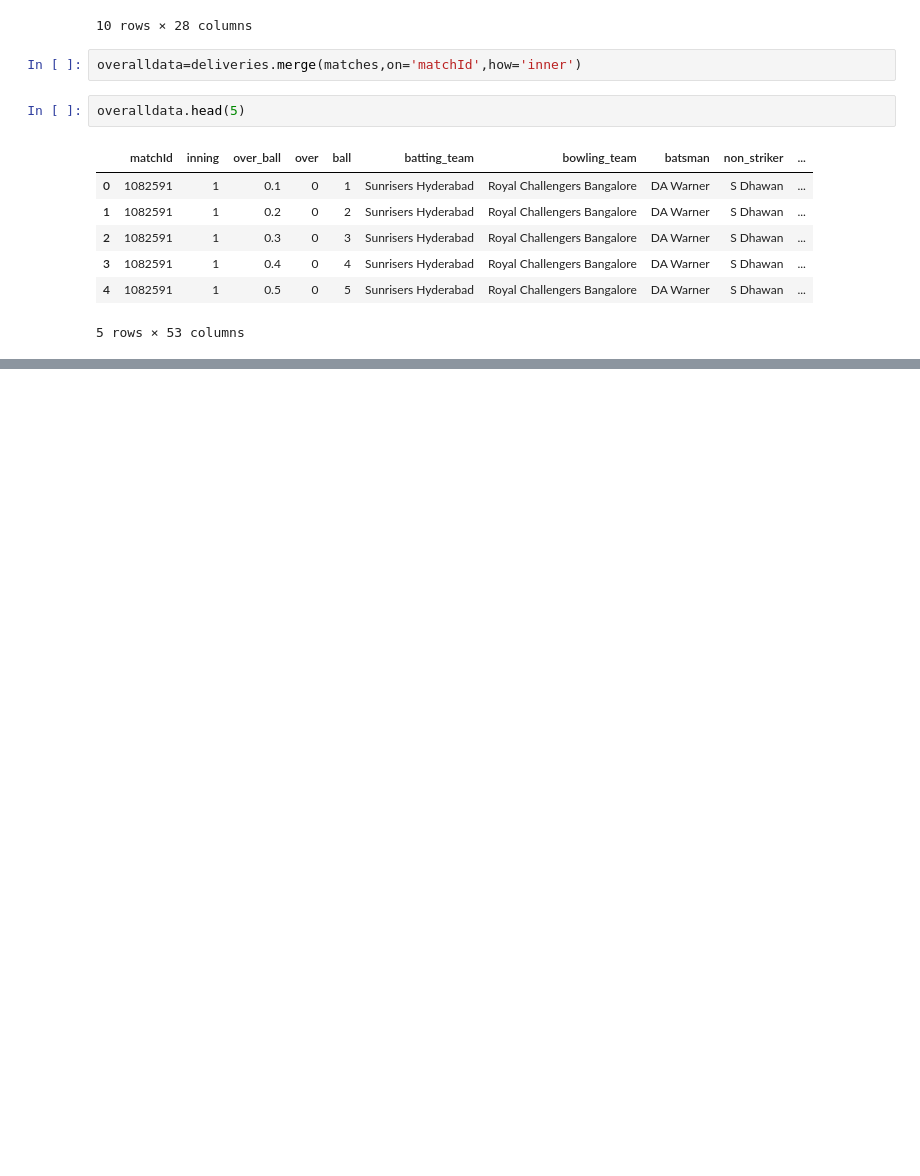
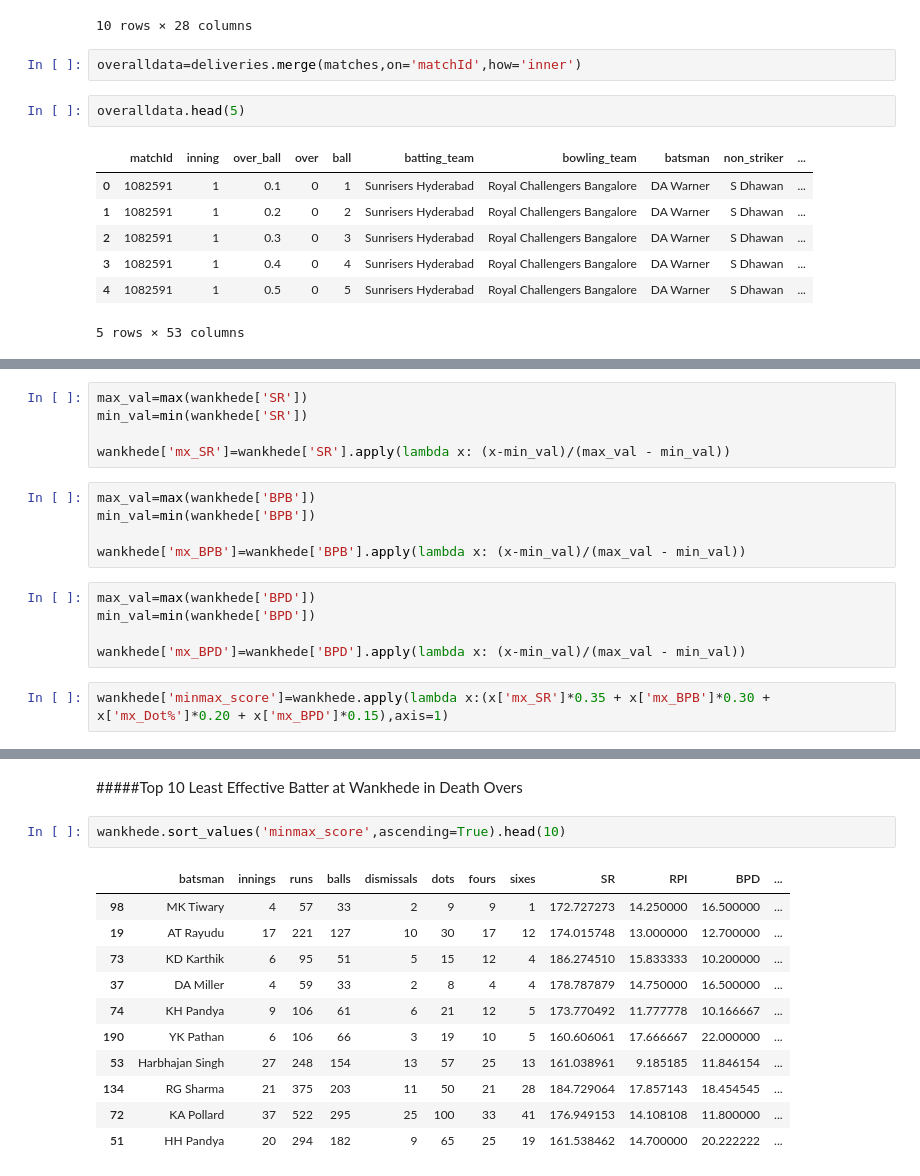
Before and after one commit to MahimnaDarji/Cricket-Analysis, a Jupyter notebook: IPL_Stats_Analysis(Batting).ipynb, the cells around one changed output, grey strips where cells are left out. Cells and saved outputs as stored; diff of their text form; blank space fills up the shorter version.

```diff
--- a/IPL_Stats_Analysis(Batting).ipynb
+++ b/IPL_Stats_Analysis(Batting).ipynb
@@ -1152,0 +1161,17 @@ Name: runs, dtype: int64
+# %%
+max_val=max(wankhede['SR'])
+min_val=min(wankhede['SR'])
+
+wankhede['mx_SR']=wankhede['SR'].apply(lambda x: (x-min_val)/(max_val - min_val))
+# %%
+max_val=max(wankhede['BPB'])
+min_val=min(wankhede['BPB'])
+
+wankhede['mx_BPB']=wankhede['BPB'].apply(lambda x: (x-min_val)/(max_val - min_val))
+# %%
+max_val=max(wankhede['BPD'])
+min_val=min(wankhede['BPD'])
+
+wankhede['mx_BPD']=wankhede['BPD'].apply(lambda x: (x-min_val)/(max_val - min_val))
+# %%
+wankhede['minmax_score']=wankhede.apply(lambda x:(x['mx_SR']*0.35 + x['mx_BPB']*0.30 + x['mx_Dot%']*0.20 + x['mx_BPD']*0.15),axis=1)
@@ -1152,0 +1187,16 @@ Name: runs, dtype: int64
+# %% [markdown]
+#####Top 10 Least Effective Batter at Wankhede in Death Overs
+# %%
+wankhede.sort_values('minmax_score',ascending=True).head(10)
+# %% [output]
+|  | batsman | innings | runs | balls | dismissals | dots | fours | sixes | SR | RPI | BPD | ... |
+| 98 | MK Tiwary | 4 | 57 | 33 | 2 | 9 | 9 | 1 | 172.727273 | 14.250000 | 16.500000 | ... |
+| 19 | AT Rayudu | 17 | 221 | 127 | 10 | 30 | 17 | 12 | 174.015748 | 13.000000 | 12.700000 | ... |
+| 73 | KD Karthik | 6 | 95 | 51 | 5 | 15 | 12 | 4 | 186.274510 | 15.833333 | 10.200000 | ... |
+| 37 | DA Miller | 4 | 59 | 33 | 2 | 8 | 4 | 4 | 178.787879 | 14.750000 | 16.500000 | ... |
+| 74 | KH Pandya | 9 | 106 | 61 | 6 | 21 | 12 | 5 | 173.770492 | 11.777778 | 10.166667 | ... |
+| 190 | YK Pathan | 6 | 106 | 66 | 3 | 19 | 10 | 5 | 160.606061 | 17.666667 | 22.000000 | ... |
+| 53 | Harbhajan Singh | 27 | 248 | 154 | 13 | 57 | 25 | 13 | 161.038961 | 9.185185 | 11.846154 | ... |
+| 134 | RG Sharma | 21 | 375 | 203 | 11 | 50 | 21 | 28 | 184.729064 | 17.857143 | 18.454545 | ... |
+| 72 | KA Pollard | 37 | 522 | 295 | 25 | 100 | 33 | 41 | 176.949153 | 14.108108 | 11.800000 | ... |
+| 51 | HH Pandya | 20 | 294 | 182 | 9 | 65 | 25 | 19 | 161.538462 | 14.700000 | 20.222222 | ... |
```
Also changed, not shown: parts of 27 cells of this notebook.
